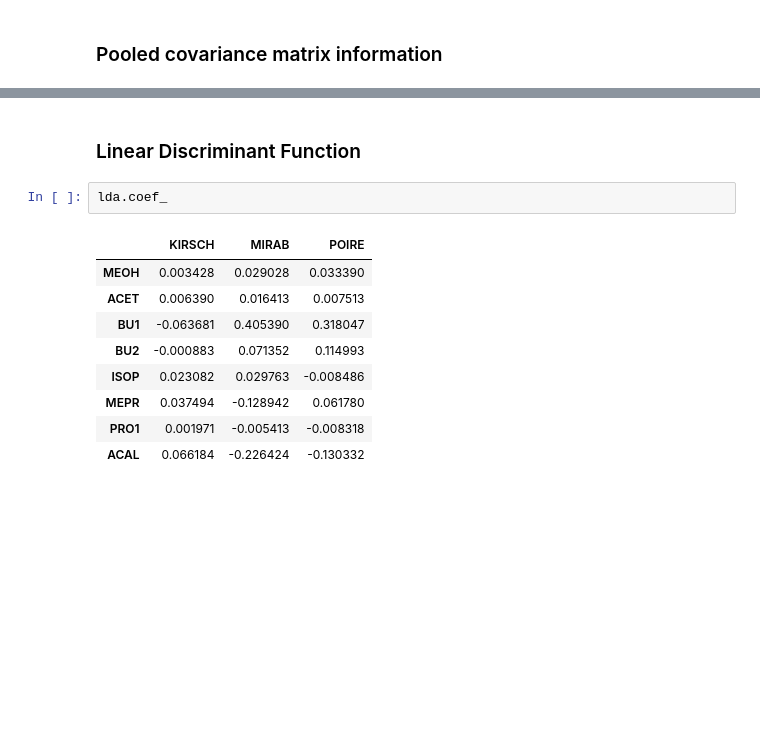
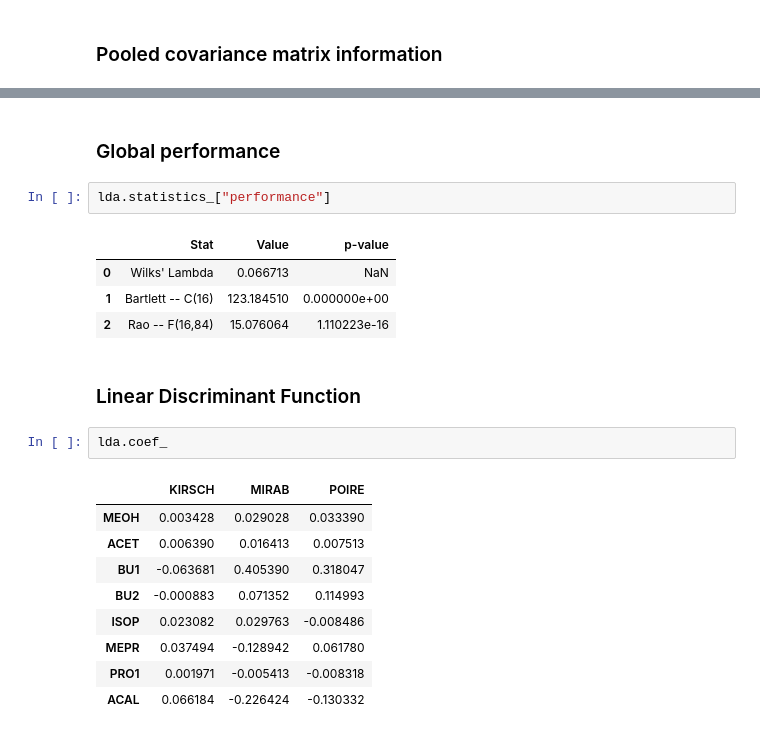
Before and after one commit to enfantbenidedieu/discrimintools, a Jupyter notebook: doc/lda_alcool.ipynb, the cells around one changed output, grey strips where cells are left out. Saved outputs shown, nothing was run; the diff lists cells and outputs as text; blank space fills up the shorter version.

```diff
--- a/doc/lda_alcool.ipynb
+++ b/doc/lda_alcool.ipynb
@@ -129,3 +143,12 @@ Name: pooled_cov_matrix, dtype: float64
+# %% [markdown]
+### Global performance
+# %%
+lda.statistics_["performance"]
+# %% [output]
+|  | Stat | Value | p-value |
+| 0 | Wilks' Lambda | 0.066713 | NaN |
+| 1 | Bartlett -- C(16) | 123.184510 | 0.000000e+00 |
+| 2 | Rao -- F(16,84) | 15.076064 | 1.110223e-16 |
 # %% [markdown]
 ### Linear Discriminant Function
 # %%
```
Also changed, not shown: parts of 3 cells of this notebook, 22 other files.
